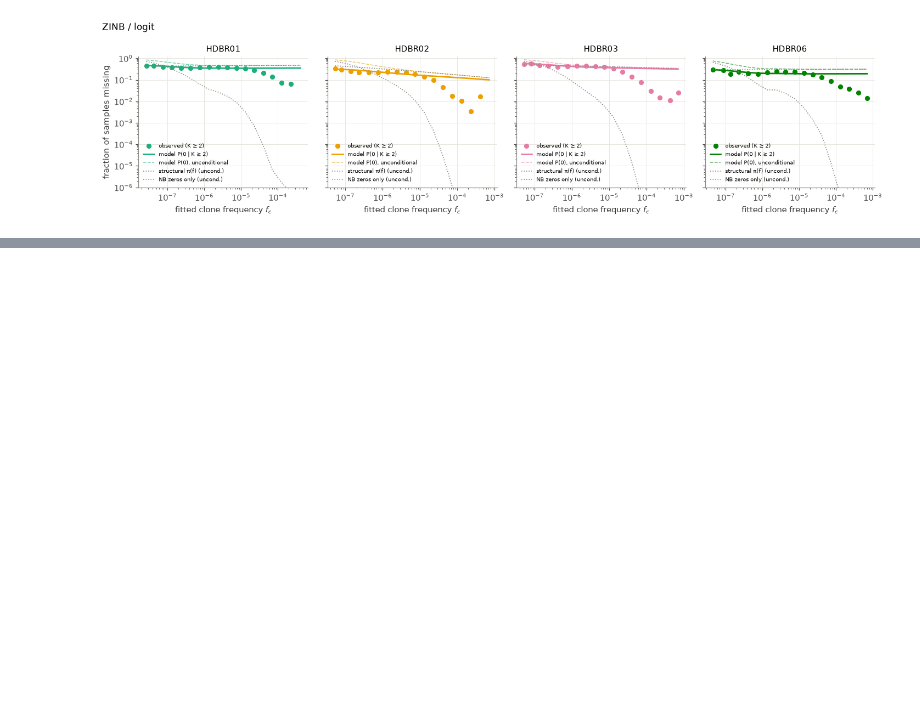
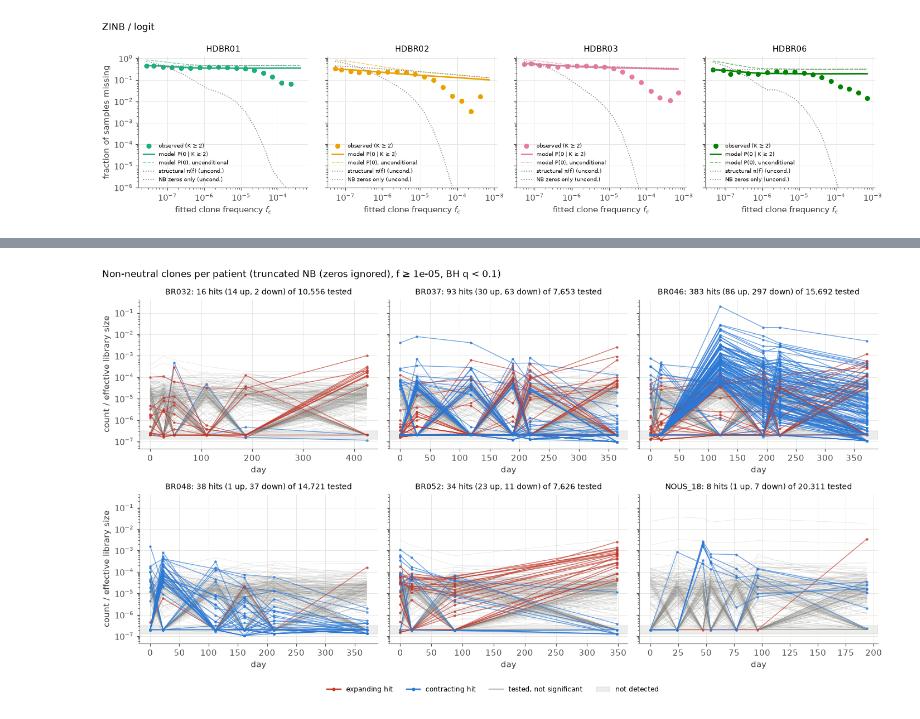
Before and after one commit to leogabcz/VHIO-colab, a Jupyter notebook: notebooks/Notebook_2_NB_fit_v2.ipynb, the cells around one changed output, grey strips where cells are left out. Cells and saved outputs as stored; diff of their text form; code cells hidden in the pictures; blank space fills up the shorter version.

```diff
--- a/notebooks/Notebook_2_NB_fit_v2.ipynb
+++ b/notebooks/Notebook_2_NB_fit_v2.ipynb
@@ -977,0 +965,50 @@ Patients: excess p<0.05 (clones) when only clones with f ≥ threshold are teste
+# %%
+# Quick look: trajectories of the non-neutral clones (BH within clones with f >= F_MIN_HITS)
+MODEL, F_MIN_HITS, Q_MAX = 'truncated NB (zeros ignored)', 1e-5, 0.10
+N_BG, MAX_HITS, FLOOR = 300, 150, 2e-7           # background clones, max hits drawn, y position of "not detected"
+UP, DOWN = '#c0392b', '#2a78d6'
+bh = lambda p: np.asarray(nb.bh_correct(pd.Series(np.asarray(p))), dtype=float)
+rng_plot = np.random.default_rng(1)
+full_name = {short(p): p for p in PATIENTS}
+
+res = PATIENT_TEST[MODEL]
+pts = list(dict.fromkeys(res['patient']))
+fig, axes = plt.subplots(2, int(np.ceil(len(pts) / 2)), figsize=(13, 7), sharey=True)
+for ax, pt in zip(axes.flat, pts):
+    d = res[res['patient'] == pt]
+    dat = PATIENT_DATA[full_name[pt]]
+    L = dat['s'] * dat['G']                                       # effective library size per sample
+    freq = np.where(dat['X'] > 0, dat['X'] / L[None, :], FLOOR)
+    row = pd.Index(dat['clono']).get_indexer(d['clono'])
+    kept = d['f'].to_numpy() >= F_MIN_HITS
+    q = np.full(len(d), np.nan)
+    q[kept] = bh(d['p'].to_numpy()[kept])
+    hit = q < Q_MAX
+    gam = d['gamma'].to_numpy()
+    days = dat['days']
+
+    pool = np.flatnonzero(kept & ~hit)
+    for i in rng_plot.choice(pool, size=min(N_BG, len(pool)), replace=False):
+        ax.plot(days, freq[row[i]], color=GREY, lw=0.4, alpha=0.25)
+    top = np.flatnonzero(hit)
+    top = top[np.argsort(q[top])][:MAX_HITS]
+    for i in top:
+        ax.plot(days, freq[row[i]], color=UP if gam[i] > 0 else DOWN, lw=0.9, alpha=0.7, marker='o', ms=2)
+    ax.axhspan(FLOOR / 1.6, FLOOR * 1.6, color=GREY, alpha=0.15)
+    ax.set(yscale='log', xlabel='day', title=f'{pt}: {hit.sum()} hits ({(gam[hit] > 0).sum()} up, '
+                                             f'{(gam[hit] < 0).sum()} down) of {kept.sum():,} tested')
+    ax.title.set_fontsize(9)
+for ax in axes.flat[len(pts):]:
+    ax.set_visible(False)
+for ax in axes[:, 0]:
+    ax.set_ylabel('count / effective library size')
+handles = [plt.Line2D([], [], color=UP, marker='o', ms=3, label='expanding hit'),
+           plt.Line2D([], [], color=DOWN, marker='o', ms=3, label='contracting hit'),
+           plt.Line2D([], [], color=GREY, alpha=0.5, label='tested, not significant'),
+           plt.Rectangle((0, 0), 1, 1, color=GREY, alpha=0.15, label='not detected')]
+fig.legend(handles=handles, ncol=4, fontsize=8, loc='lower center', bbox_to_anchor=(0.5, -0.02), frameon=False)
+fig.suptitle(f'Non-neutral clones per patient ({MODEL}, f ≥ {F_MIN_HITS:g}, BH q < {Q_MAX})', x=0.01, ha='left')
+fig.tight_layout(rect=(0, 0.03, 1, 1))
+plt.show()
+# %% [output]
+[figure, added]
```
Also changed, not shown: parts of 7 cells of this notebook, 15 other files.
